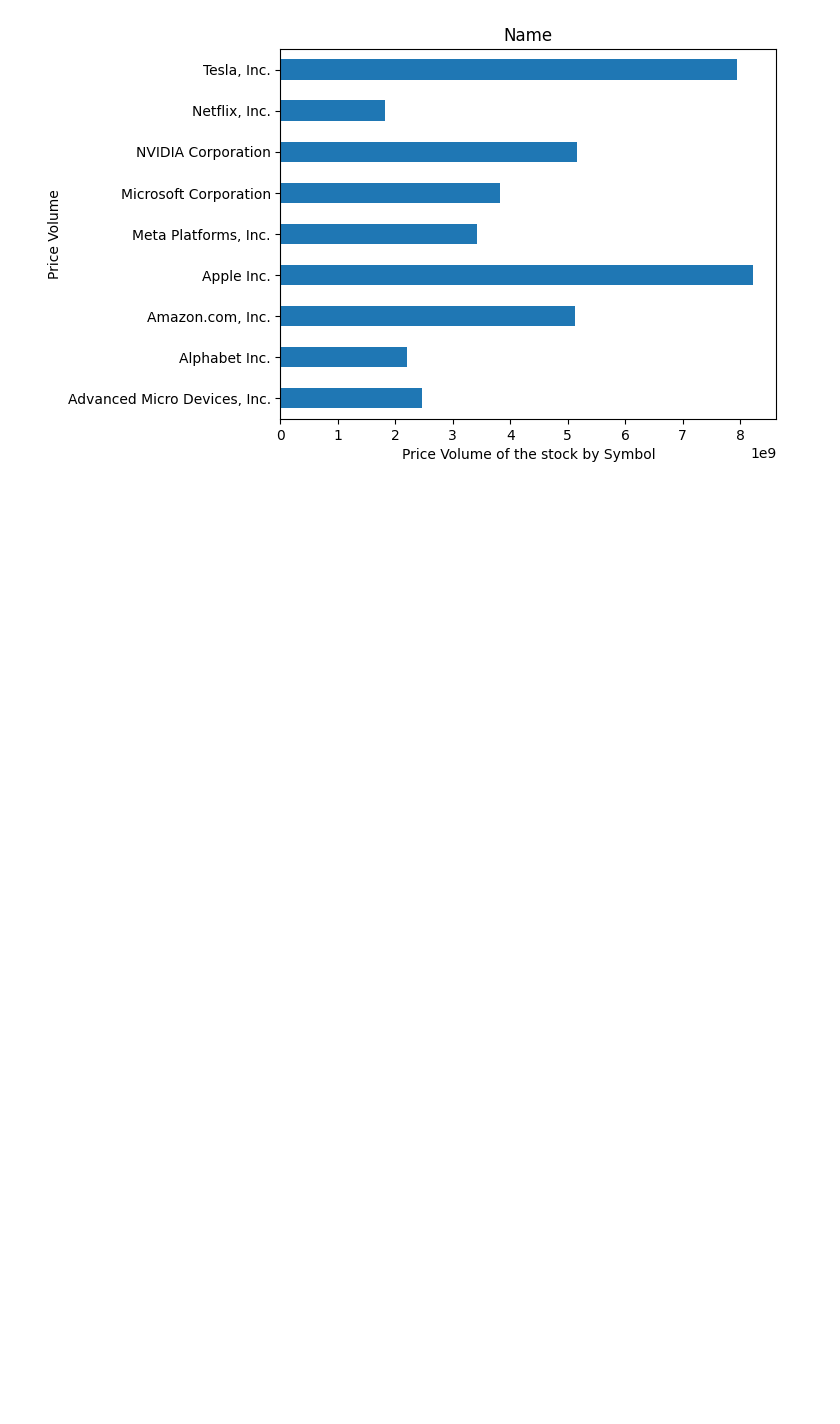
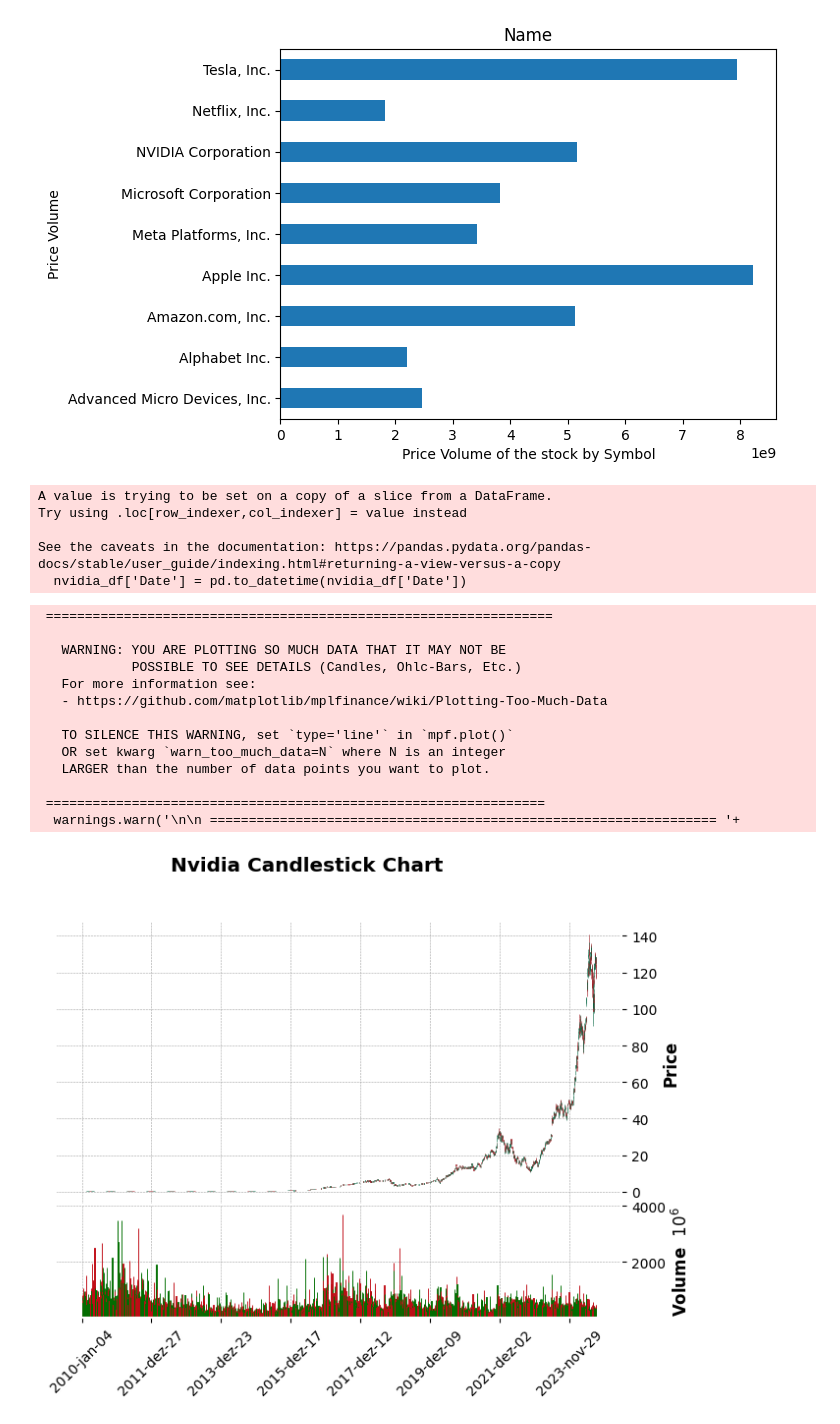
Before and after one commit to zibia-cunha/S-P500-exploratory-financial-anallysis, a Jupyter notebook: prova.ipynb, the cells around one changed output. Saved outputs shown, nothing was run; the diff lists cells and outputs as text; code cells hidden in the pictures; blank space fills up the shorter version.

Commit message:
candle graph

```diff
--- a/prova.ipynb
+++ b/prova.ipynb
@@ -42,3 +42,39 @@ plt.ylabel('Price Volume')
 plt.show()
 # %% [output]
 [figure]
+# %%
+#resset the df_stocks to the original data
+df_stocks = pd.read_csv(r'C:\Users\Gabriel Makhoul\Desktop\Ada Tech\git prova\S-P500-exploratory-financial-anallysis\sp500_stocks.csv', delimiter = ',')
+# %%
+#lets filter the data for nvidia
+nvidia_df = df_stocks[df_stocks['Symbol'] == 'NVDA']
+
+# Set the 'Date' column as the index
+nvidia_df['Date'] = pd.to_datetime(nvidia_df['Date'])
+nvidia_df.set_index('Date', inplace=True)
+# %% [output]
+A value is trying to be set on a copy of a slice from a DataFrame.
+Try using .loc[row_indexer,col_indexer] = value instead
+
+See the caveats in the documentation: https://pandas.pydata.org/pandas-docs/stable/user_guide/indexing.html#returning-a-view-versus-a-copy
+  nvidia_df['Date'] = pd.to_datetime(nvidia_df['Date'])
+# %%
+import mplfinance as mpf
+
+#will plot the candle stick graph of the nvidia stock using the type='candle'
+mpf.plot(nvidia_df, type='candle', volume=True, title='Nvidia Candlestick Chart', style='charles')
+# %% [output]
+ =================================================================
+
+   WARNING: YOU ARE PLOTTING SO MUCH DATA THAT IT MAY NOT BE
+            POSSIBLE TO SEE DETAILS (Candles, Ohlc-Bars, Etc.)
+   For more information see:
+   - https://github.com/matplotlib/mplfinance/wiki/Plotting-Too-Much-Data
+
+   TO SILENCE THIS WARNING, set `type='line'` in `mpf.plot()`
+   OR set kwarg `warn_too_much_data=N` where N is an integer
+   LARGER than the number of data points you want to plot.
+
+ ================================================================
+  warnings.warn('\n\n ================================================================= '+
+[figure, added]
```
Also changed, not shown: parts of 1 cell of this notebook.
